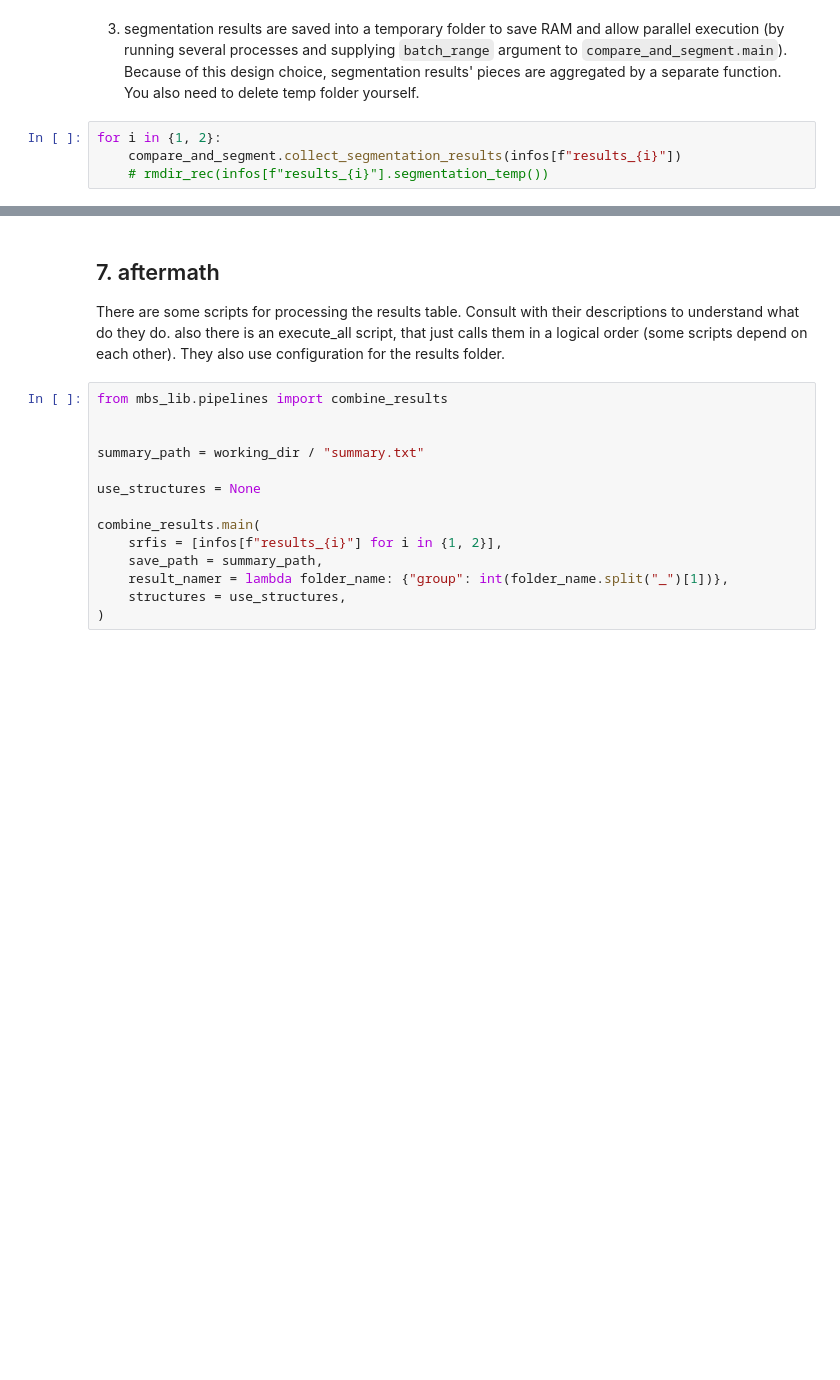
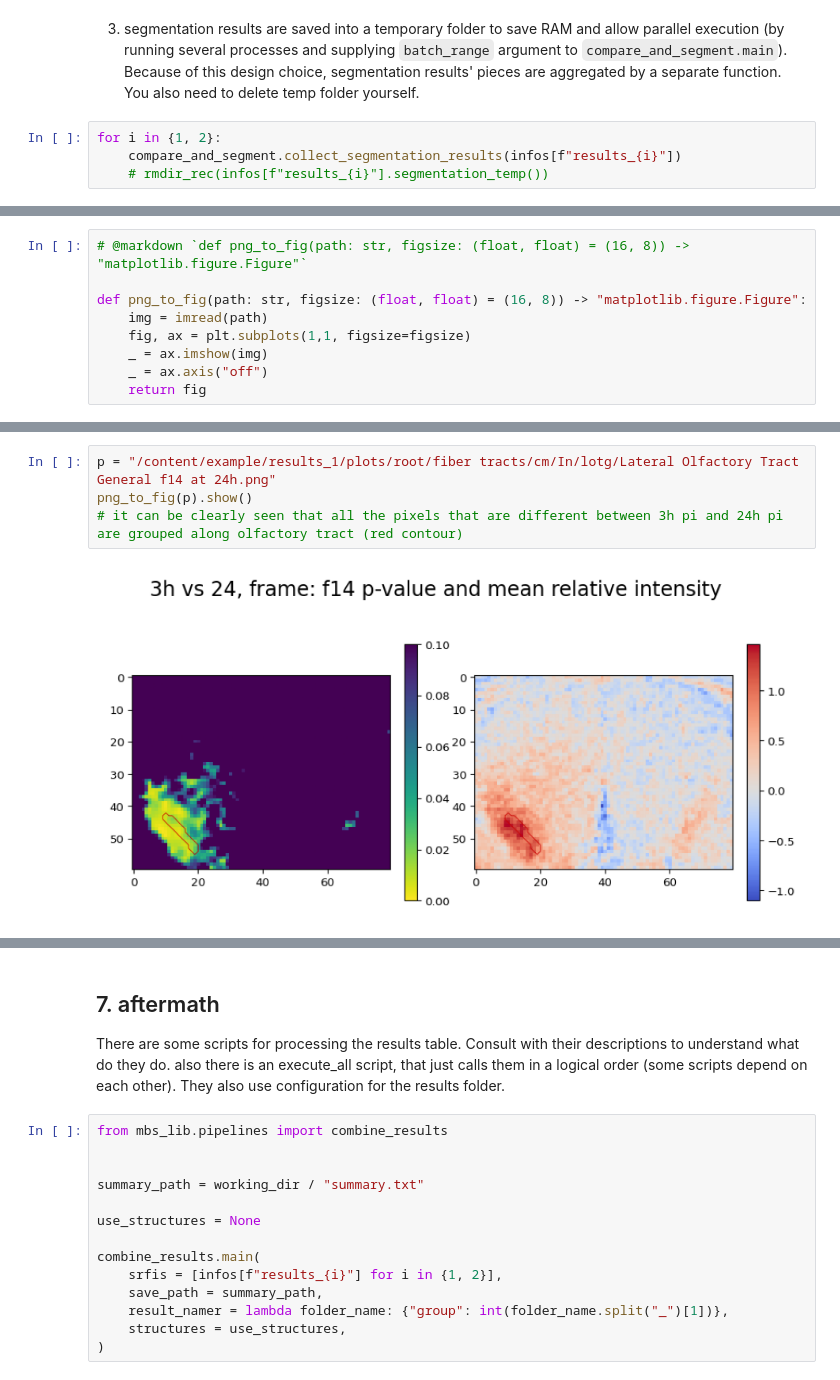
Before and after one commit to zudanievil/MiceBrainMriSegmentation, a Jupyter notebook: ipynb/example.ipynb, the cells around one changed output, grey strips where cells are left out. Cells and saved outputs as stored; diff of their text form; blank space fills up the shorter version.

Commit message:
`example.ipynb` visualisations added

```diff
--- a/ipynb/example.ipynb
+++ b/ipynb/example.ipynb
@@ -509,0 +540,9 @@ for i in {1, 2}:
+# %%
+# @markdown `def png_to_fig(path: str, figsize: (float, float) = (16, 8)) -> "matplotlib.figure.Figure"`
+
+def png_to_fig(path: str, figsize: (float, float) = (16, 8)) -> "matplotlib.figure.Figure":
+    img = imread(path)
+    fig, ax = plt.subplots(1,1, figsize=figsize)
+    _ = ax.imshow(img)
+    _ = ax.axis("off")
+    return fig
@@ -509,0 +562,6 @@ for i in {1, 2}:
+# %%
+p = "/content/example/results_1/plots/root/fiber tracts/cm/In/lotg/Lateral Olfactory Tract General f14 at 24h.png"
+png_to_fig(p).show()
+# it can be clearly seen that all the pixels that are different between 3h pi and 24h pi are grouped along olfactory tract (red contour)
+# %% [output]
+[figure, added]
```
Also changed, not shown: parts of 13 cells of this notebook.
